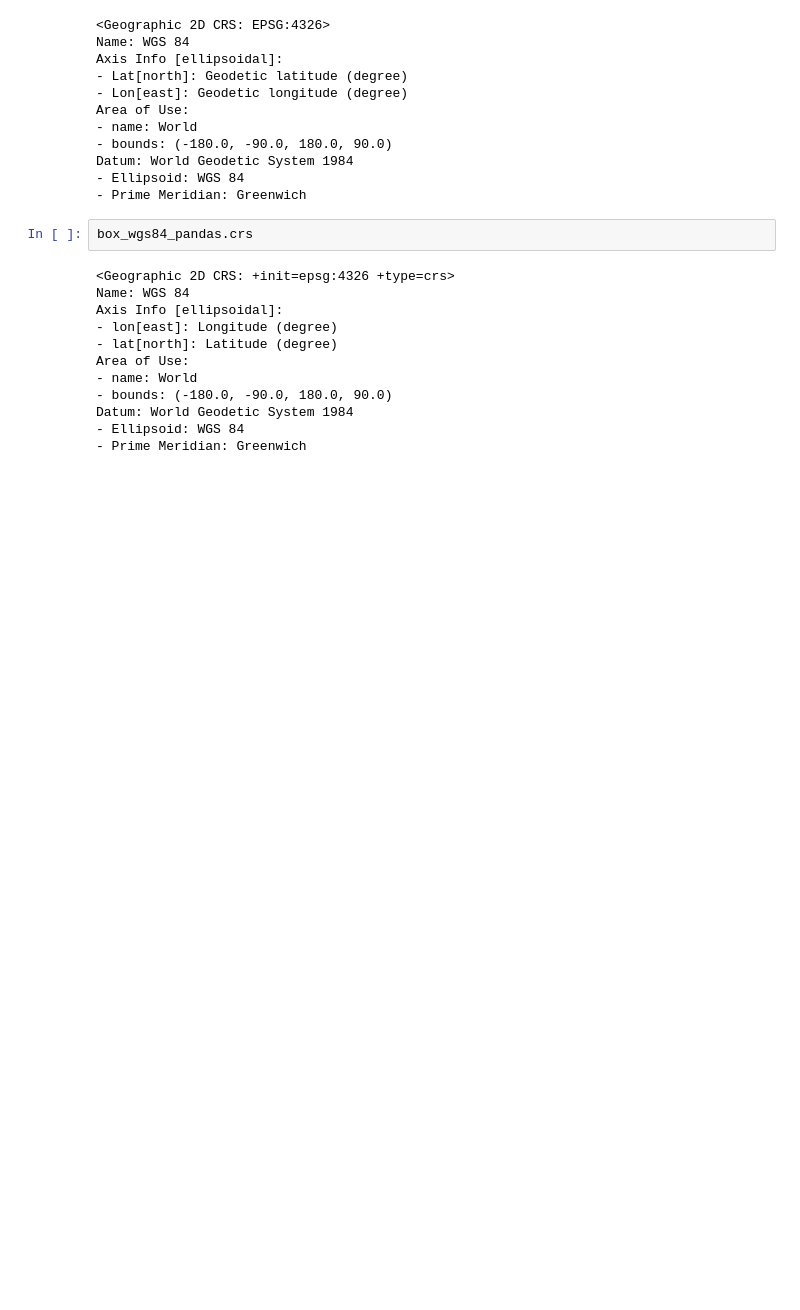
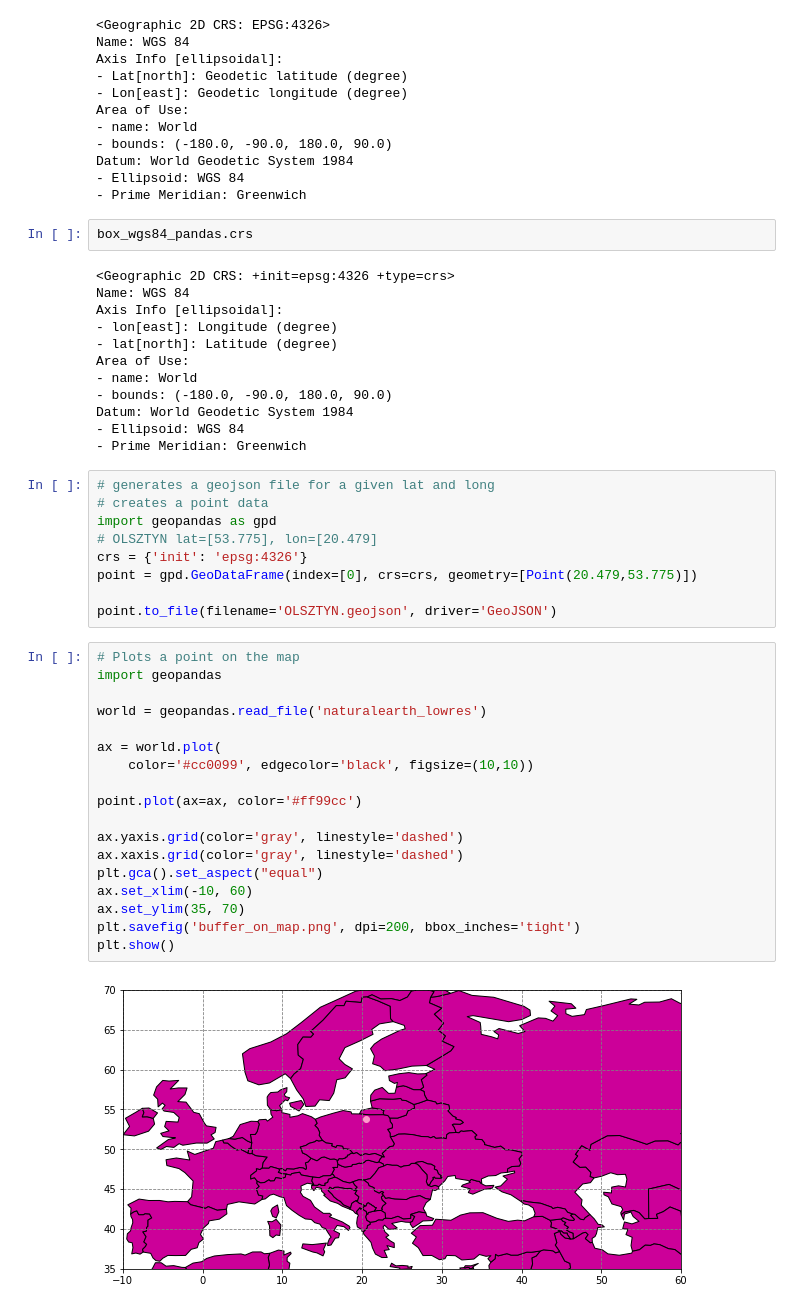
Before and after one commit to gornyMooj/gis_python, a Jupyter notebook: GIS/Shapely/1_shapely_basics.ipynb, the cells around one changed output. Drawn from its saved outputs; the diff is of its cells as text; blank space fills up the shorter version.

```diff
--- a/GIS/Shapely/1_shapely_basics.ipynb
+++ b/GIS/Shapely/1_shapely_basics.ipynb
@@ -534,3 +540,32 @@ Area of Use:
 Datum: World Geodetic System 1984
 - Ellipsoid: WGS 84
 - Prime Meridian: Greenwich
+# %%
+# generates a geojson file for a given lat and long
+# creates a point data
+import geopandas as gpd
+# OLSZTYN lat=[53.775], lon=[20.479]
+crs = {'init': 'epsg:4326'}
+point = gpd.GeoDataFrame(index=[0], crs=crs, geometry=[Point(20.479,53.775)])
+
+point.to_file(filename='OLSZTYN.geojson', driver='GeoJSON')
+# %%
+# Plots a point on the map
+import geopandas
+
+world = geopandas.read_file('naturalearth_lowres')
+
+ax = world.plot(
+    color='#cc0099', edgecolor='black', figsize=(10,10))
+
+point.plot(ax=ax, color='#ff99cc')
+
+ax.yaxis.grid(color='gray', linestyle='dashed')
+ax.xaxis.grid(color='gray', linestyle='dashed')
+plt.gca().set_aspect("equal")
+ax.set_xlim(-10, 60)
+ax.set_ylim(35, 70)
+plt.savefig('buffer_on_map.png', dpi=200, bbox_inches='tight')
+plt.show()
+# %% [output]
+[figure, added]
```
Also changed, not shown: parts of 1 cell of this notebook.
